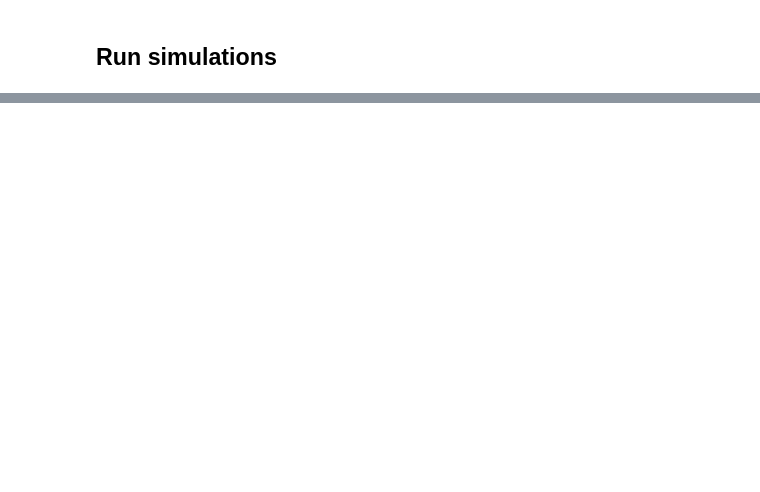
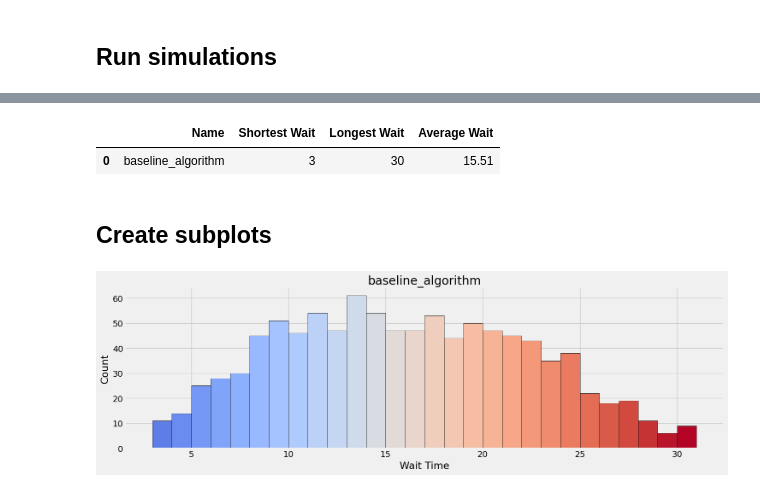
Before and after one commit to uncultivate/elevator-master, a Jupyter notebook: run_lifts.ipynb, the cells around one changed output, grey strips where cells are left out. Drawn from its saved outputs; the diff is of its cells as text; code cells hidden in the pictures; blank space fills up the shorter version.

```diff
--- a/run_lifts.ipynb
+++ b/run_lifts.ipynb
@@ -291,6 +97,18 @@ def single_simulation(algorithm, data, floors, max_elevator_capacity=6, animate=
 # %% [markdown]
 ## Run simulations
 # %%
-# With animations
-single_simulation(algorithm="efficient", data=df, floors=floors, max_elevator_capacity=6, animate=True, animation_speed=0.1)
+all_wait_times = {}
+for function in function_dict:
+    print(f'-----------------')
+    print(f'Function: {function}')
+    wait_times = single_simulation(
+        algorithm=function,
+        function_dict=function_dict,
+        data=entries_df,
+        floors=floors,
+        max_elevator_capacity=6,
+        animate=False,
+        animation_speed=0.1
+    )
+    all_wait_times[function] = wait_times
 # %% [output]
@@ -313,0 +117,59 @@ Average wait time: 14.5
+# %%
+# Create a results DataFrame from the all_wait_times dictionary
+df_result = pd.DataFrame(all_wait_times)
+
+# Calculate the required columns
+df_result = pd.DataFrame({
+    'Name': df_result.columns,
+    'Shortest Wait': df_result.min(),
+    'Longest Wait': df_result.max(),
+    'Average Wait': round(df_result.mean(),2)
+}).reset_index(drop=True)
+
+df_result
+# %% [output]
+|  | Name | Shortest Wait | Longest Wait | Average Wait |
+| 0 | baseline_algorithm | 3 | 30 | 15.51 |
+# %% [markdown]
+## Create subplots
+# %%
+# Create subplots
+# Maximum number of subplots per row
+max_cols = 3
+
+# Determine the number of rows and columns
+num_subplots = len(function_dict)
+num_rows = math.ceil(num_subplots / max_cols)
+num_cols = min(num_subplots, max_cols)
+
+# Create the subplots
+fig, axs = plt.subplots(num_rows, num_cols, sharex=True, sharey=True, tight_layout=True, figsize=(15, 5 * num_rows))
+
+# If there's only one row or one column, axs won't be a 2D array, so we need to handle that
+axs = axs.flatten() if num_subplots > 1 else [axs]
+
+# Normalize and create colormap for wait times
+max_wait_time = max(value for values in all_wait_times.values() for value in values)
+norm = mcolors.Normalize(vmin=0, vmax=max_wait_time)
+cmap = plt.get_cmap('coolwarm')  # Blue (low) to Red (high)
+
+# Plot histograms for each algorithm in a separate subplot
+for ax, (name, values) in zip(axs, all_wait_times.items()):
+    # Create a histogram
+    counts, bins = np.histogram(values, bins=range(min(values), max(values) + 2))
+
+    # Assign colors based on the mid-point of each bin
+    bin_centers = 0.5 * (bins[1:] + bins[:-1])  # Calculate bin centers
+    colors = cmap(norm(bin_centers))  # Map bin centers to colors
+
+    # Plot the histogram with the corresponding colors
+    ax.bar(bins[:-1], counts, width=np.diff(bins), align='edge', color=colors, edgecolor='black')
+    ax.set_title(name)
+    ax.set_xlabel('Wait Time')
+    ax.set_ylabel('Count')
+    ax.grid(True)
+
+# Display the plot
+plt.show()
+# %% [output]
+[figure, added]
```
Also changed, not shown: parts of 20 cells of this notebook, 5 other files.
